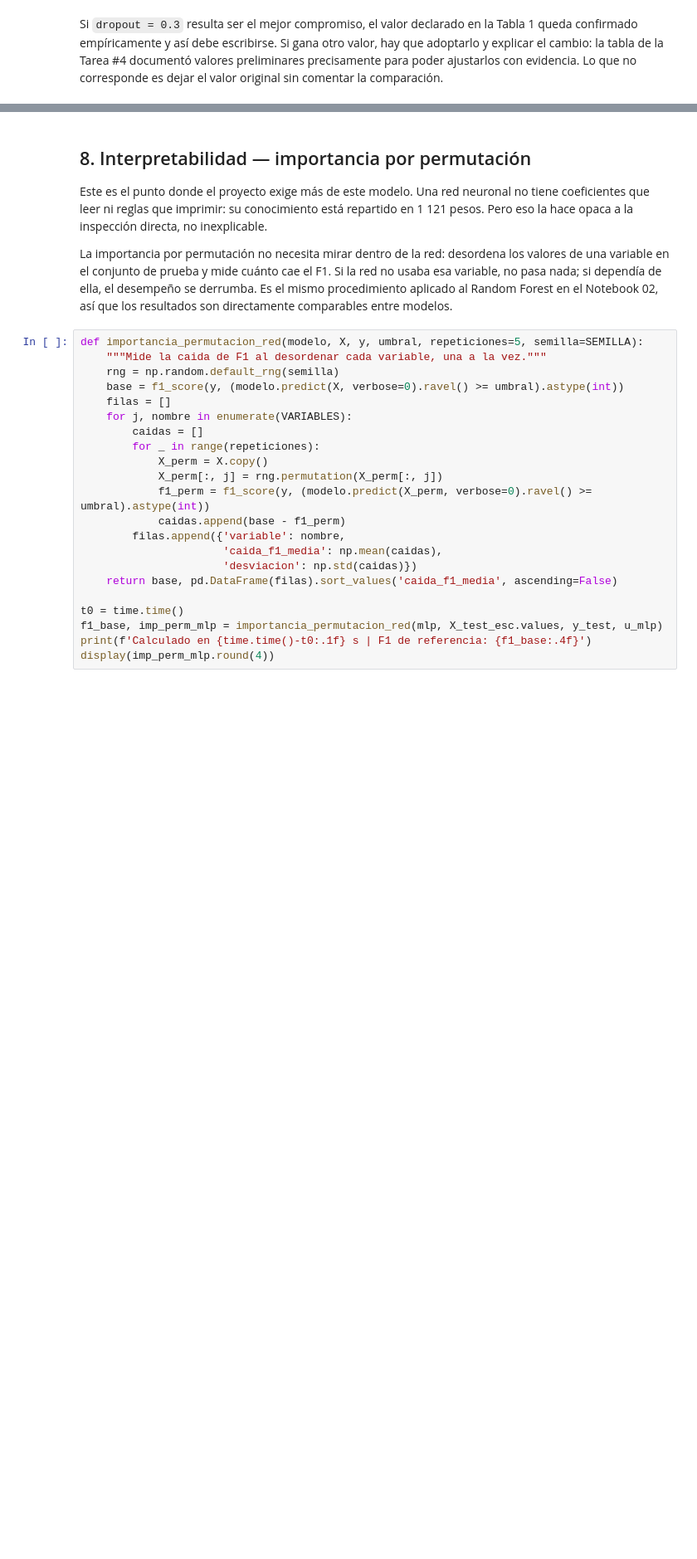
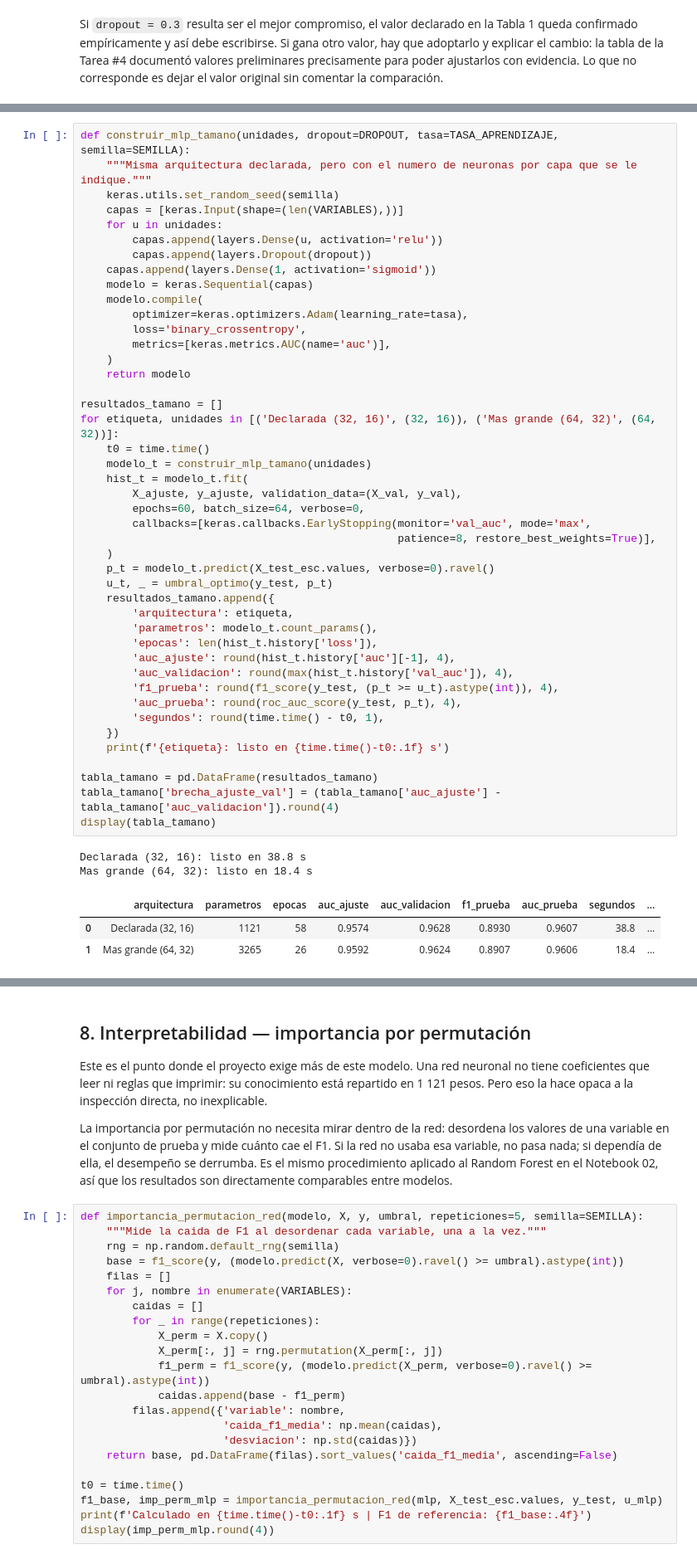
Before and after one commit to JDC1907/Proy_IA_G4, a Jupyter notebook: 03_red_neuronal_mlp.ipynb, the cells around one changed output, grey strips where cells are left out. Shown at 83% size. Saved outputs shown, nothing was run; the diff lists cells and outputs as text; blank space fills up the shorter version.

Commit message:
Resultados

```diff
--- a/03_red_neuronal_mlp.ipynb
+++ b/03_red_neuronal_mlp.ipynb
@@ -386,0 +512,50 @@ con evidencia. Lo que no corresponde es dejar el valor original sin comentar la
+# %%
+def construir_mlp_tamano(unidades, dropout=DROPOUT, tasa=TASA_APRENDIZAJE, semilla=SEMILLA):
+    """Misma arquitectura declarada, pero con el numero de neuronas por capa que se le indique."""
+    keras.utils.set_random_seed(semilla)
+    capas = [keras.Input(shape=(len(VARIABLES),))]
+    for u in unidades:
+        capas.append(layers.Dense(u, activation='relu'))
+        capas.append(layers.Dropout(dropout))
+    capas.append(layers.Dense(1, activation='sigmoid'))
+    modelo = keras.Sequential(capas)
+    modelo.compile(
+        optimizer=keras.optimizers.Adam(learning_rate=tasa),
+        loss='binary_crossentropy',
+        metrics=[keras.metrics.AUC(name='auc')],
+    )
+    return modelo
+
+resultados_tamano = []
+for etiqueta, unidades in [('Declarada (32, 16)', (32, 16)), ('Mas grande (64, 32)', (64, 32))]:
+    t0 = time.time()
+    modelo_t = construir_mlp_tamano(unidades)
+    hist_t = modelo_t.fit(
+        X_ajuste, y_ajuste, validation_data=(X_val, y_val),
+        epochs=60, batch_size=64, verbose=0,
+        callbacks=[keras.callbacks.EarlyStopping(monitor='val_auc', mode='max',
+                                                 patience=8, restore_best_weights=True)],
+    )
+    p_t = modelo_t.predict(X_test_esc.values, verbose=0).ravel()
+    u_t, _ = umbral_optimo(y_test, p_t)
+    resultados_tamano.append({
+        'arquitectura': etiqueta,
+        'parametros': modelo_t.count_params(),
+        'epocas': len(hist_t.history['loss']),
+        'auc_ajuste': round(hist_t.history['auc'][-1], 4),
+        'auc_validacion': round(max(hist_t.history['val_auc']), 4),
+        'f1_prueba': round(f1_score(y_test, (p_t >= u_t).astype(int)), 4),
+        'auc_prueba': round(roc_auc_score(y_test, p_t), 4),
+        'segundos': round(time.time() - t0, 1),
+    })
+    print(f'{etiqueta}: listo en {time.time()-t0:.1f} s')
+
+tabla_tamano = pd.DataFrame(resultados_tamano)
+tabla_tamano['brecha_ajuste_val'] = (tabla_tamano['auc_ajuste'] - tabla_tamano['auc_validacion']).round(4)
+display(tabla_tamano)
+# %% [output]
+Declarada (32, 16): listo en 38.8 s
+Mas grande (64, 32): listo en 18.4 s
+|  | arquitectura | parametros | epocas | auc_ajuste | auc_validacion | f1_prueba | auc_prueba | segundos | ... |
+| 0 | Declarada (32, 16) | 1121 | 58 | 0.9574 | 0.9628 | 0.8930 | 0.9607 | 38.8 | ... |
+| 1 | Mas grande (64, 32) | 3265 | 26 | 0.9592 | 0.9624 | 0.8907 | 0.9606 | 18.4 | ... |
```
Also changed, not shown: parts of 26 cells of this notebook, 54 other files.
